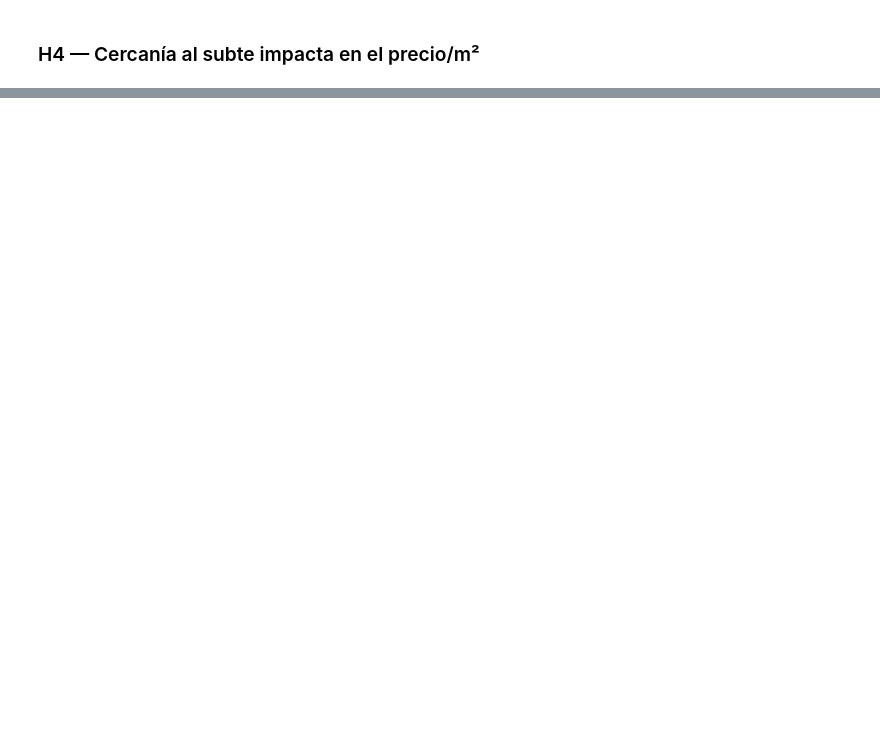
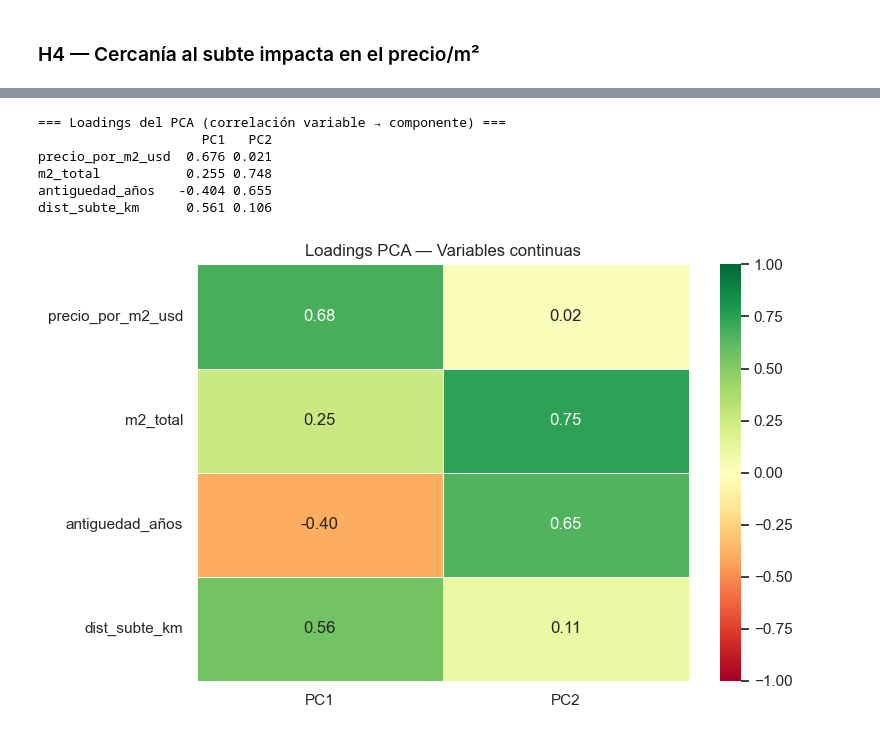
Before and after one commit to clararodriguezacevedo/descriptiva-real-estate, a Jupyter notebook: notebooks/TP3_Grupo_1.ipynb, the cells around one changed output, grey strips where cells are left out. Cells and saved outputs as stored; diff of their text form; code cells hidden in the pictures; blank space fills up the shorter version.

```diff
--- a/notebooks/TP3_Grupo_1.ipynb
+++ b/notebooks/TP3_Grupo_1.ipynb
@@ -714,0 +869,30 @@ plt.show()
+# %%
+# Elegimos 2 componentes principales (criterio: explicar ~70-80% de la varianza)
+N_PCA = 2
+pca_2 = PCA(n_components=N_PCA, random_state=SEED)
+coords_pca = pca_2.fit_transform(X_pca)
+
+# Interpretamos los loadings
+loadings = pd.DataFrame(
+    pca_2.components_.T,
+    index=vars_pca_ok,
+    columns=[f'PC{i+1}' for i in range(N_PCA)]
+)
+print('=== Loadings del PCA (correlación variable → componente) ===')
+print(loadings.round(3))
+
+# Heatmap de loadings
+fig, ax = plt.subplots(figsize=(8, 5))
+sns.heatmap(loadings, annot=True, fmt='.2f', cmap='RdYlGn',
+            center=0, vmin=-1, vmax=1, linewidths=0.5, ax=ax)
+ax.set_title('Loadings PCA — Variables continuas')
+plt.tight_layout()
+plt.show()
+# %% [output]
+=== Loadings del PCA (correlación variable → componente) ===
+                     PC1   PC2
+precio_por_m2_usd  0.676 0.021
+m2_total           0.255 0.748
+antiguedad_años   -0.404 0.655
+dist_subte_km      0.561 0.106
+[figure, added]
```
Also changed, not shown: parts of 26 cells of this notebook.
